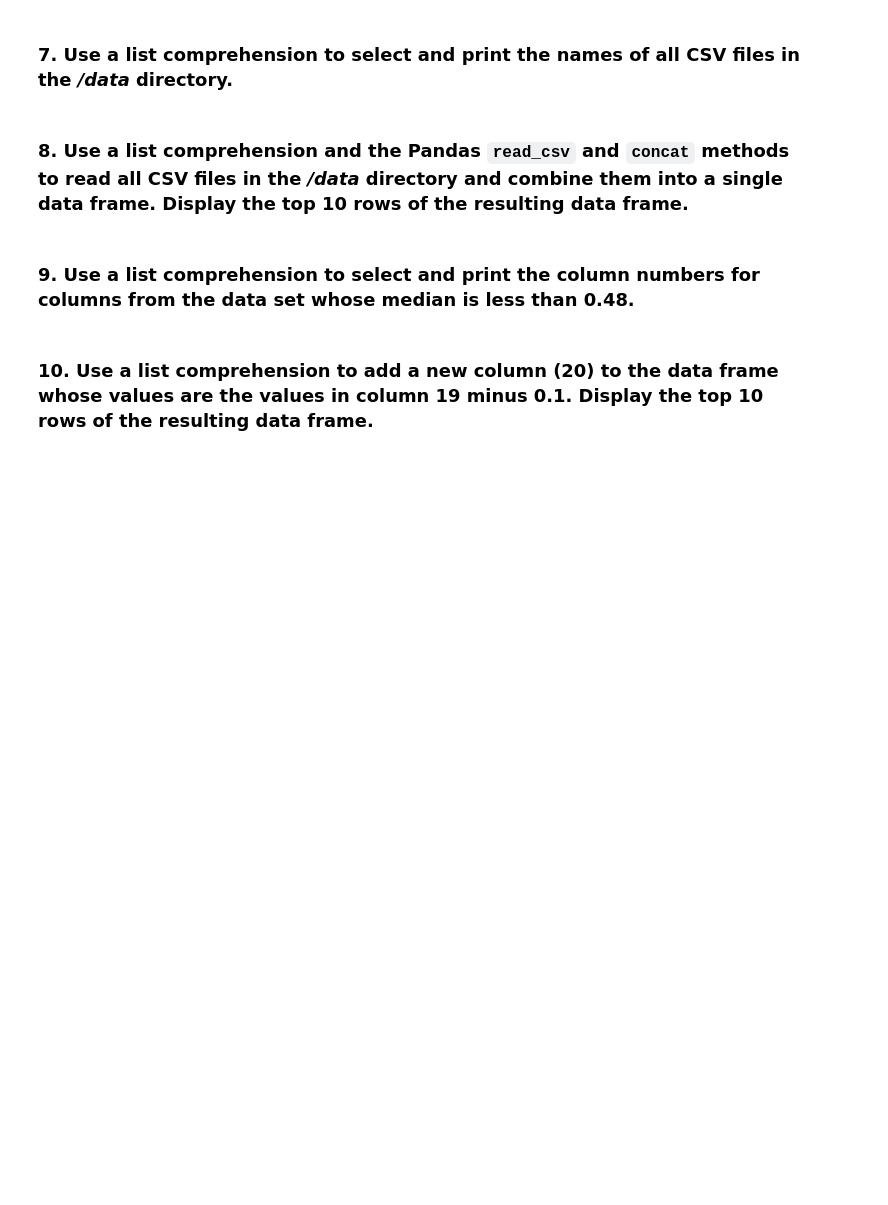
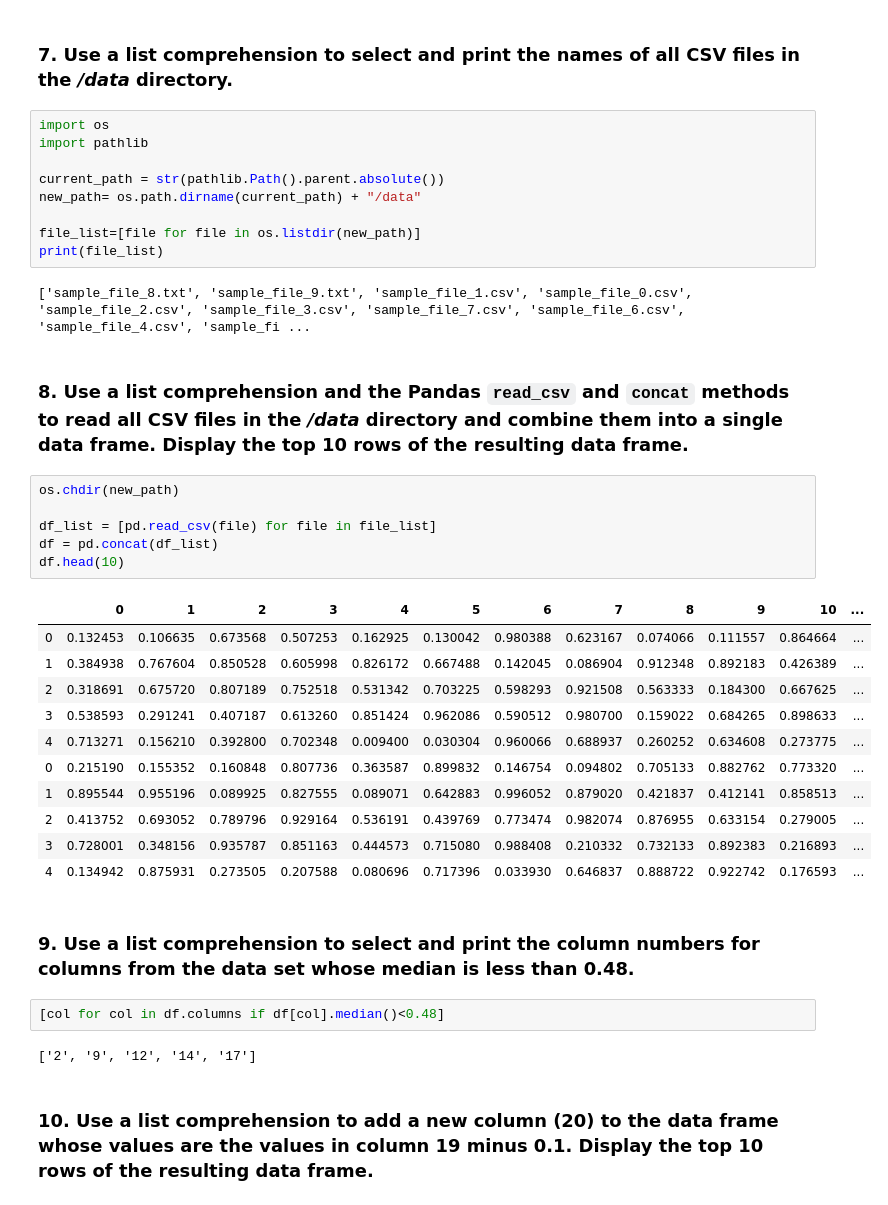
Before and after one commit to ta-data-lis/lab-list-comprehensions, a Jupyter notebook: your-code/main.ipynb, the cells around one changed output. Saved outputs shown, nothing was run; the diff lists cells and outputs as text; blank space fills up the shorter version.

```diff
--- a/your-code/main.ipynb
+++ b/your-code/main.ipynb
@@ -47,8 +169,41 @@ b = np.array([[[0.55867166, 0.06210792, 0.08147297],
 # %% [markdown]
 ### 7. Use a list comprehension to select and print the names of all CSV files in the */data* directory.
+# %%
+import os
+import pathlib
+
+current_path = str(pathlib.Path().parent.absolute())
+new_path= os.path.dirname(current_path) + "/data"
+
+file_list=[file for file in os.listdir(new_path)]
+print(file_list)
+# %% [output]
+['sample_file_8.txt', 'sample_file_9.txt', 'sample_file_1.csv', 'sample_file_0.csv', 'sample_file_2.csv', 'sample_file_3.csv', 'sample_file_7.csv', 'sample_file_6.csv', 'sample_file_4.csv', 'sample_fi ...
 # %% [markdown]
 ### 8. Use a list comprehension and the Pandas `read_csv` and `concat` methods to read all CSV files in the */data* directory and combine them into a single data frame. Display the top 10 rows of the resulting data frame.
+# %%
+os.chdir(new_path)
+
+df_list = [pd.read_csv(file) for file in file_list]
+df = pd.concat(df_list)
+df.head(10)
+# %% [output]
+|  | 0 | 1 | 2 | 3 | 4 | 5 | 6 | 7 | 8 | 9 | 10 | ... |
+| 0 | 0.132453 | 0.106635 | 0.673568 | 0.507253 | 0.162925 | 0.130042 | 0.980388 | 0.623167 | 0.074066 | 0.111557 | 0.864664 | ... |
+| 1 | 0.384938 | 0.767604 | 0.850528 | 0.605998 | 0.826172 | 0.667488 | 0.142045 | 0.086904 | 0.912348 | 0.892183 | 0.426389 | ... |
+| 2 | 0.318691 | 0.675720 | 0.807189 | 0.752518 | 0.531342 | 0.703225 | 0.598293 | 0.921508 | 0.563333 | 0.184300 | 0.667625 | ... |
+| 3 | 0.538593 | 0.291241 | 0.407187 | 0.613260 | 0.851424 | 0.962086 | 0.590512 | 0.980700 | 0.159022 | 0.684265 | 0.898633 | ... |
+| 4 | 0.713271 | 0.156210 | 0.392800 | 0.702348 | 0.009400 | 0.030304 | 0.960066 | 0.688937 | 0.260252 | 0.634608 | 0.273775 | ... |
+| 0 | 0.215190 | 0.155352 | 0.160848 | 0.807736 | 0.363587 | 0.899832 | 0.146754 | 0.094802 | 0.705133 | 0.882762 | 0.773320 | ... |
+| 1 | 0.895544 | 0.955196 | 0.089925 | 0.827555 | 0.089071 | 0.642883 | 0.996052 | 0.879020 | 0.421837 | 0.412141 | 0.858513 | ... |
+| 2 | 0.413752 | 0.693052 | 0.789796 | 0.929164 | 0.536191 | 0.439769 | 0.773474 | 0.982074 | 0.876955 | 0.633154 | 0.279005 | ... |
+| 3 | 0.728001 | 0.348156 | 0.935787 | 0.851163 | 0.444573 | 0.715080 | 0.988408 | 0.210332 | 0.732133 | 0.892383 | 0.216893 | ... |
+| 4 | 0.134942 | 0.875931 | 0.273505 | 0.207588 | 0.080696 | 0.717396 | 0.033930 | 0.646837 | 0.888722 | 0.922742 | 0.176593 | ... |
 # %% [markdown]
 ### 9. Use a list comprehension to select and print the column numbers for columns from the data set whose median is less than 0.48.
+# %%
+[col for col in df.columns if df[col].median()<0.48]
+# %% [output]
+['2', '9', '12', '14', '17']
 # %% [markdown]
 ### 10. Use a list comprehension to add a new column (20) to the data frame whose values are the values in column 19 minus 0.1. Display the top 10 rows of the resulting data frame.
```
Also changed, not shown: parts of 8 cells of this notebook.
